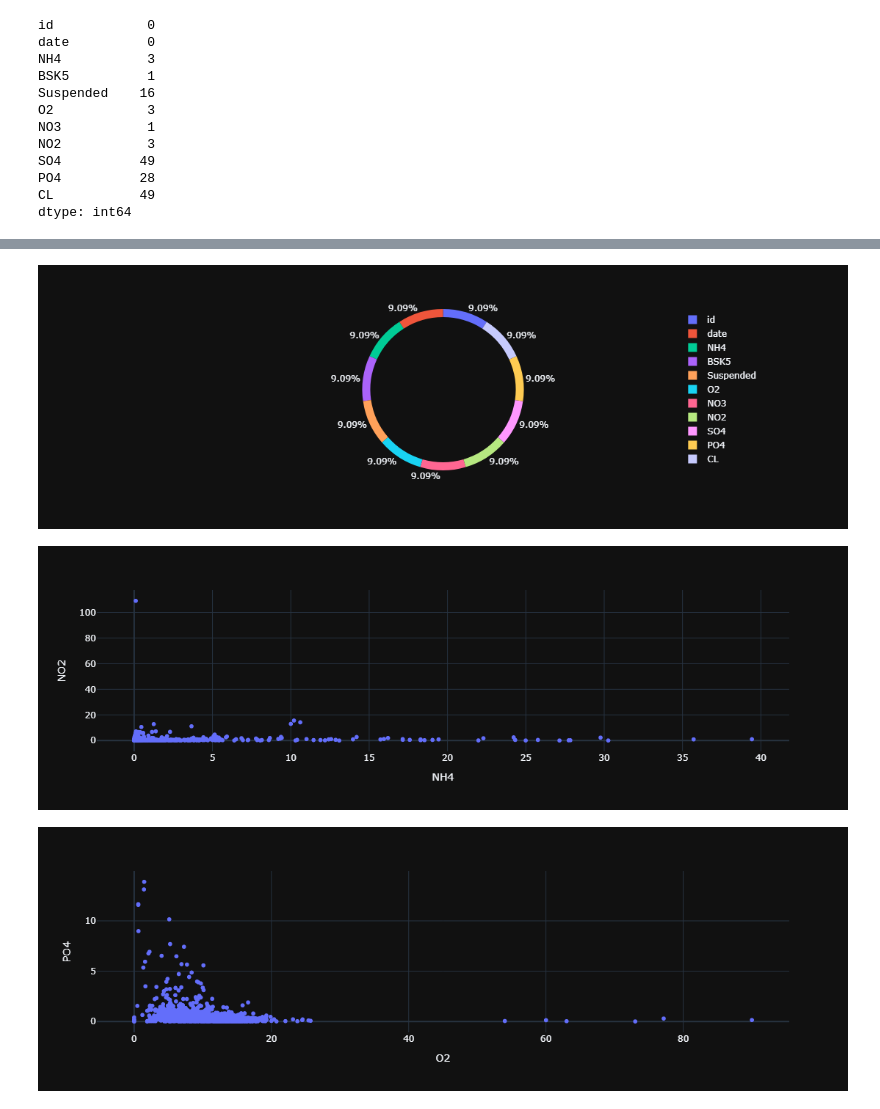
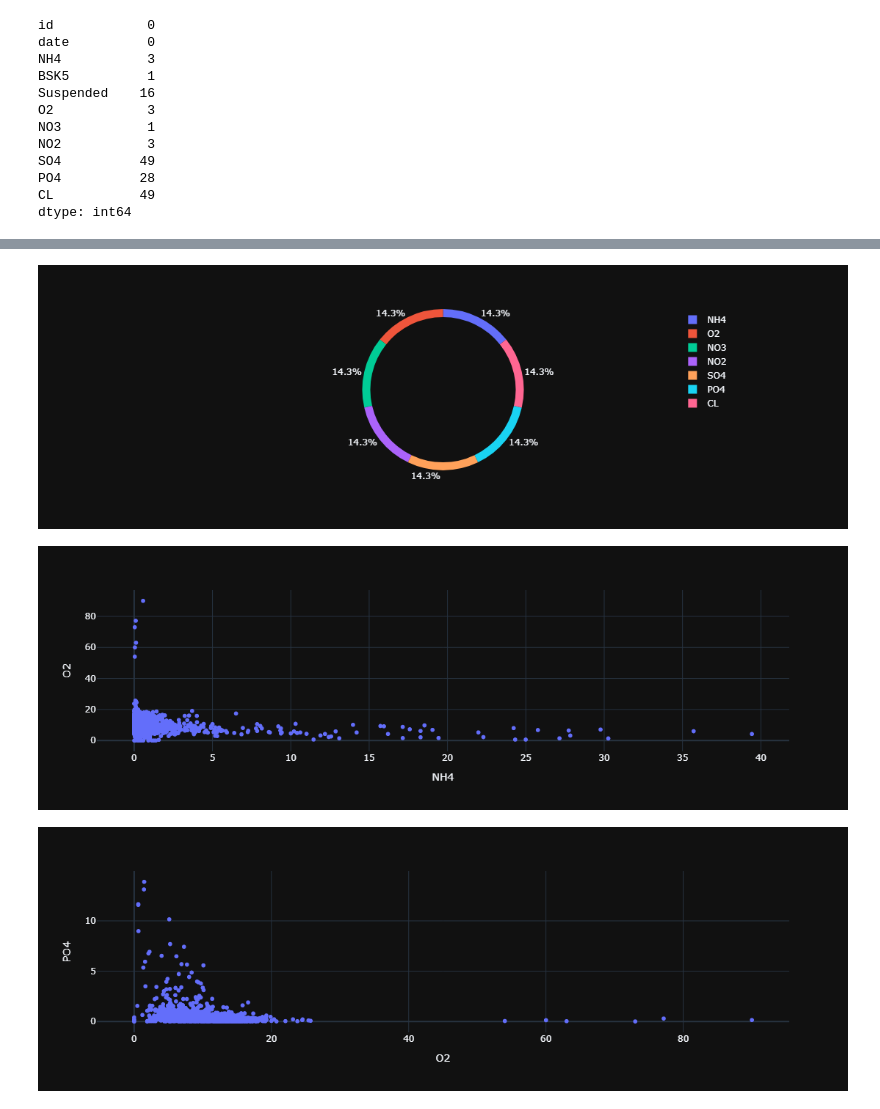
Before and after one commit to Shivam87338/Water-Quality-Prediction, a Jupyter notebook: Waterquality pre.ipynb, the cells around one changed output, grey strips where cells are left out. Cells and saved outputs as stored; diff of their text form; code cells hidden in the pictures.

```diff
--- a/Waterquality pre.ipynb
+++ b/Waterquality pre.ipynb
@@ -98,0 +101,5 @@ sns.heatmap(df.isnull())
+# %%
+# Initialize the imputer with strategy as 'mean'
+imputer = SimpleImputer(strategy='mean')
+# Fit and transform the selected columns
+df[cols_with_missing] = imputer.fit_transform(df[cols_with_missing])
@@ -98,0 +121,4 @@ sns.heatmap(df.isnull())
+# %%
+#date is in object formate- date formate
+df['date'] = pd.to_datetime(df['date'], format='%d.%m.%Y')
+df
@@ -98,0 +139,3 @@ sns.heatmap(df.isnull())
+# %%
+df = df.sort_values(by=['id','date'])
+df.head()
@@ -98,0 +149,4 @@ sns.heatmap(df.isnull())
+# %%
+df['year'] = df['date'].dt.year
+df['month'] = df['date'].dt.month
+df.head(5)
@@ -110,13 +176,13 @@ sns.pairplot(df)
 # %%
-fig = px.pie(df,names = ['id', 'date', 'NH4', 'BSK5', 'Suspended', 'O2', 'NO3', 'NO2', 'SO4', 'PO4', 'CL'],hole = 0.9,template ="plotly_dark")
+fig = px.pie(df,names = [ 'NH4','O2','NO3', 'NO2', 'SO4', 'PO4', 'CL'],hole = 0.9,template ="plotly_dark")
 fig.show()
 # %% [output]
-[figure, old version]
+[figure, new version]
 # %%
-fig = px.scatter(df,x = "NH4",y="NO2",template= "plotly_dark")
+fig = px.scatter(df,x = "NH4",y="O2",template= "plotly_dark")
 fig.show()
 # %% [output]
-[figure, old version]
+[figure, new version]
 # %%
 fig = px.scatter(df,x = "O2",y="PO4",template= "plotly_dark")
 fig.show()
```
Also changed, not shown: parts of 28 cells of this notebook, 1 other file.
